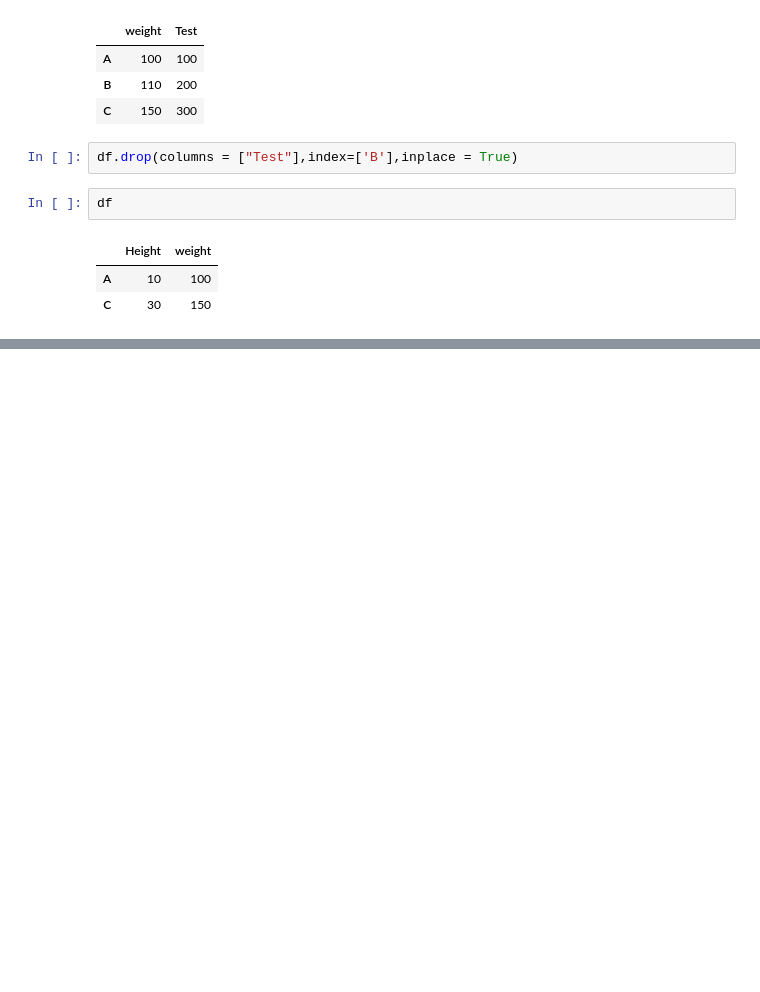
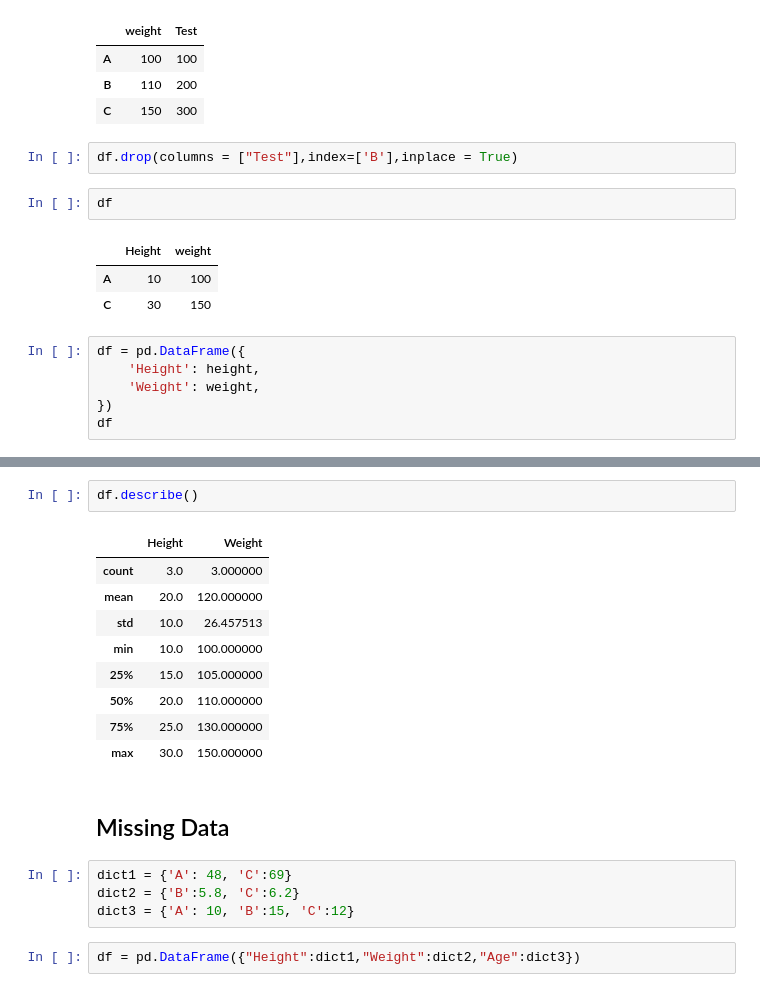
Before and after one commit to Pepcoders/Data-Science-January, a Jupyter notebook: Pandas/Pandas.ipynb, the cells around one changed output, grey strips where cells are left out. Drawn from its saved outputs; the diff is of its cells as text; blank space fills up the shorter version.

Commit message:
DataFrame Filling Missing Values

```diff
--- a/Pandas/Pandas.ipynb
+++ b/Pandas/Pandas.ipynb
@@ -270,3 +269,9 @@ df
 |  | Height | weight |
 | A | 10 | 100 |
 | C | 30 | 150 |
+# %%
+df = pd.DataFrame({
+    'Height': height,
+    'Weight': weight,
+})
+df
@@ -272,0 +313,20 @@ df
+# %%
+df.describe()
+# %% [output]
+|  | Height | Weight |
+| count | 3.0 | 3.000000 |
+| mean | 20.0 | 120.000000 |
+| std | 10.0 | 26.457513 |
+| min | 10.0 | 100.000000 |
+| 25% | 15.0 | 105.000000 |
+| 50% | 20.0 | 110.000000 |
+| 75% | 25.0 | 130.000000 |
+| max | 30.0 | 150.000000 |
+# %% [markdown]
+## Missing Data
+# %%
+dict1 = {'A': 48, 'C':69}
+dict2 = {'B':5.8, 'C':6.2}
+dict3 = {'A': 10, 'B':15, 'C':12}
+# %%
+df = pd.DataFrame({"Height":dict1,"Weight":dict2,"Age":dict3})
```
Also changed, not shown: parts of 16 cells of this notebook.
